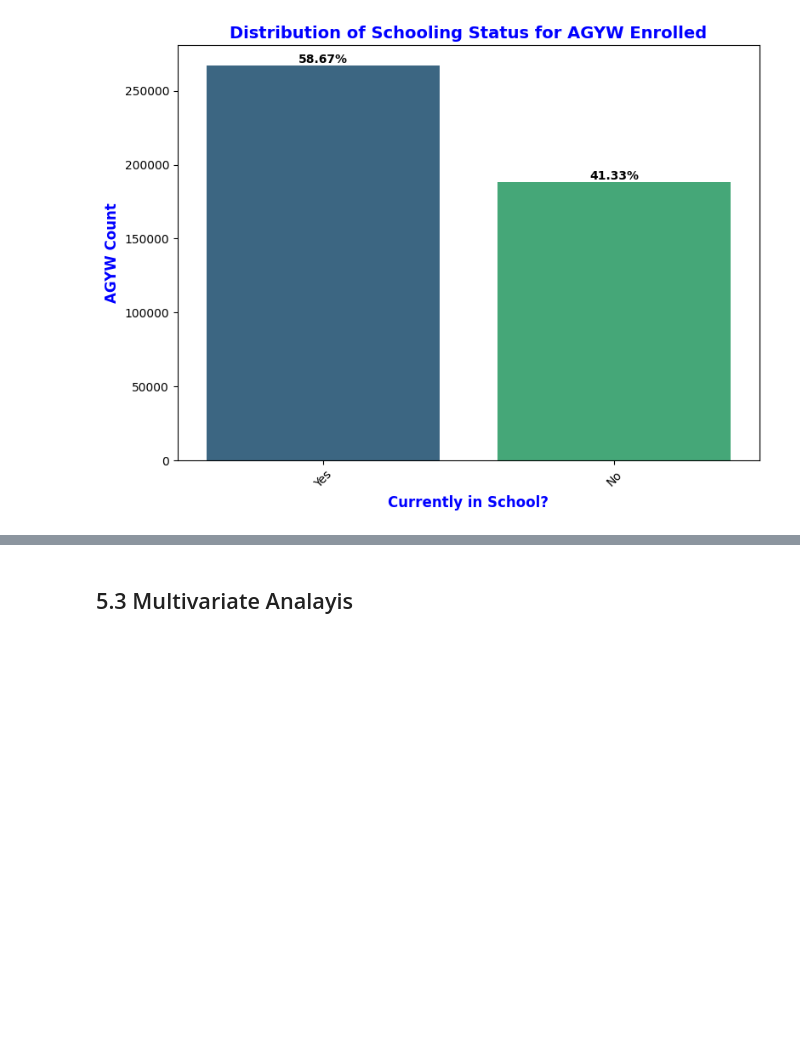
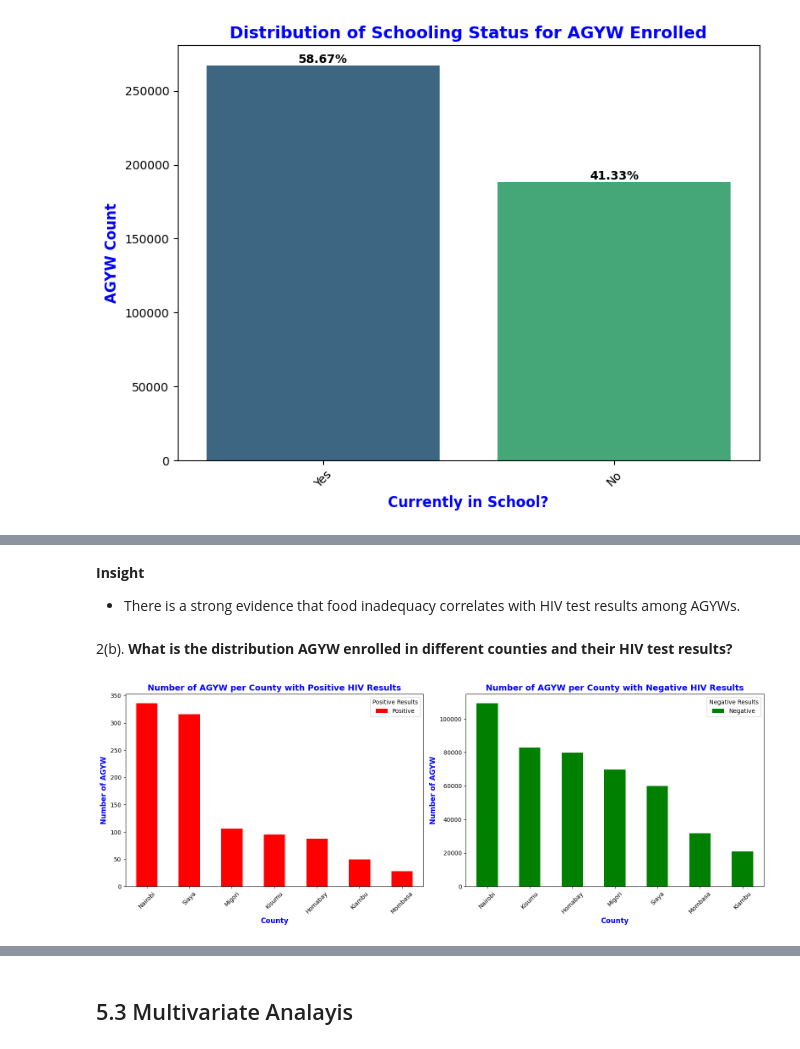
Before and after one commit to RichieRicky/DSF-PT08P5-GROUP5_CAPSTONE-PROJECT, a Jupyter notebook: FELIX_LIMO.ipynb, the cells around one changed output, grey strips where cells are left out. Cells and saved outputs as stored; diff of their text form; code cells hidden in the pictures; blank space fills up the shorter version.

```diff
--- a/FELIX_LIMO.ipynb
+++ b/FELIX_LIMO.ipynb
@@ -541,0 +586,37 @@ agyw_per_county
+# %% [markdown]
+**Insight**
+
+* There is a strong evidence that food inadequacy correlates with HIV test results among AGYWs.
+# %% [markdown]
+2(b). **What is the distribution AGYW enrolled in different counties and their HIV test results?**
+# %%
+
+#AGYW distributions per county
+agyw_per_county = pd.crosstab(clean_df['county'], clean_df['result'])
+
+#Visualize as per HIV test result
+# Set up side-by-side plots
+fig, ax = plt.subplots(1, 2, figsize=(16, 6))
+
+#AGYW per county with positive HIV result
+agyw_per_county['Positive'].sort_values(ascending=False).plot(kind='bar', ax=ax[0], color='red')
+ax[0].set_title('Number of AGYW per County with Positive HIV Results', size=14, color='blue', weight='bold')
+ax[0].set_xlabel('County', size=12, color='blue', weight='bold')
+ax[0].set_ylabel('Number of AGYW', size=12, color='blue', weight='bold')
+ax[0].tick_params(axis='x', rotation=45)
+ax[0].legend(title='Positive Results')
+
+
+#AGYW per county with negative HIV result
+agyw_per_county['Negative'].sort_values(ascending=False).plot(kind='bar', ax=ax[1], color='green')
+ax[1].set_title('Number of AGYW per County with Negative HIV Results', size=14, color='blue', weight='bold')
+ax[1].set_xlabel('County', size=12, color='blue', weight='bold')
+ax[1].set_ylabel('Number of AGYW', size=12, color='blue', weight='bold')
+ax[1].tick_params(axis='x', rotation=45)
+ax[1].legend(title='Negative Results')
+
+
+plt.tight_layout()
+plt.show()
+# %% [output]
+[figure, added]
```
Also changed, not shown: parts of 23 cells of this notebook.
